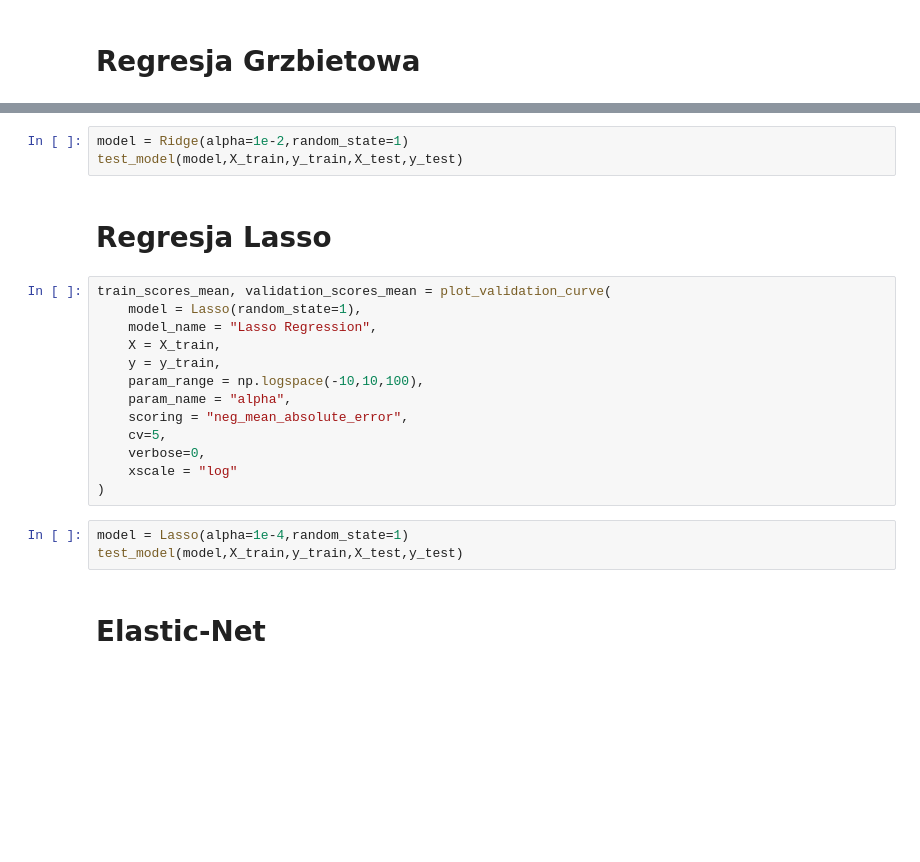
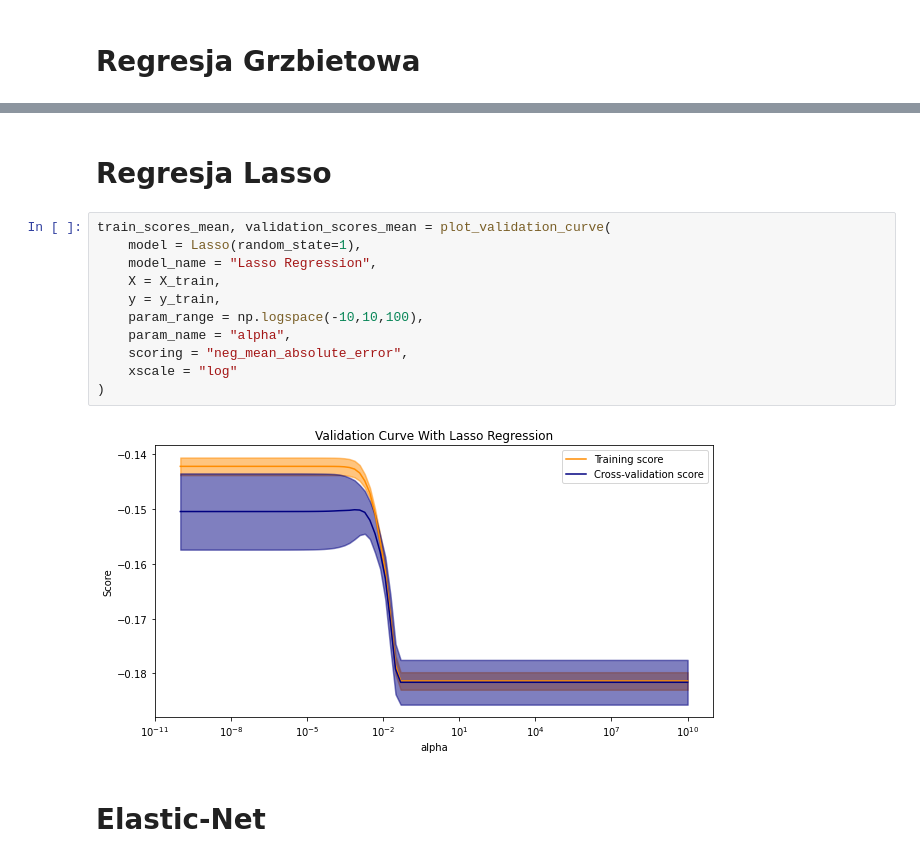
Before and after one commit to matlaczj/Predictive-Modeling-for-Student-Alcohol-Consumption, a Jupyter notebook: Projekt/projekt.ipynb, the cells around one changed output, grey strips where cells are left out. Saved outputs shown, nothing was run; the diff lists cells and outputs as text; blank space fills up the shorter version.

Commit message:
reszta modeli i wnioski

```diff
--- a/Projekt/projekt.ipynb
+++ b/Projekt/projekt.ipynb
@@ -108,24 +119,18 @@ train_scores_mean, validation_scores_mean = plot_validation_curve(
-# %%
-model = Ridge(alpha=1e-2,random_state=1)
-test_model(model,X_train,y_train,X_test,y_test)
 # %% [markdown]
 # Regresja Lasso
 # %%
 train_scores_mean, validation_scores_mean = plot_validation_curve(
     model = Lasso(random_state=1),
     model_name = "Lasso Regression",
     X = X_train,
     y = y_train,
     param_range = np.logspace(-10,10,100),
     param_name = "alpha",
     scoring = "neg_mean_absolute_error",
-    cv=5,
-    verbose=0,
     xscale = "log"
 )
+# %% [output]
+[figure, added]
-# %%
-model = Lasso(alpha=1e-4,random_state=1)
-test_model(model,X_train,y_train,X_test,y_test)
 # %% [markdown]
 # Elastic-Net
 # %%
```
Also changed, not shown: parts of 27 cells of this notebook.
